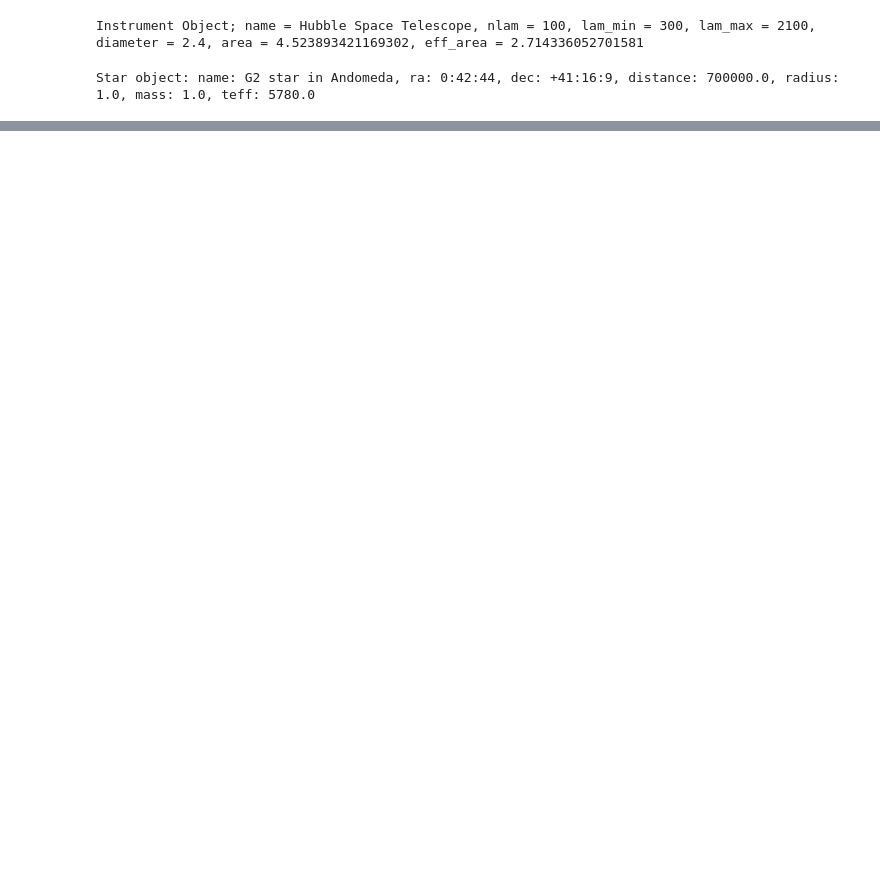
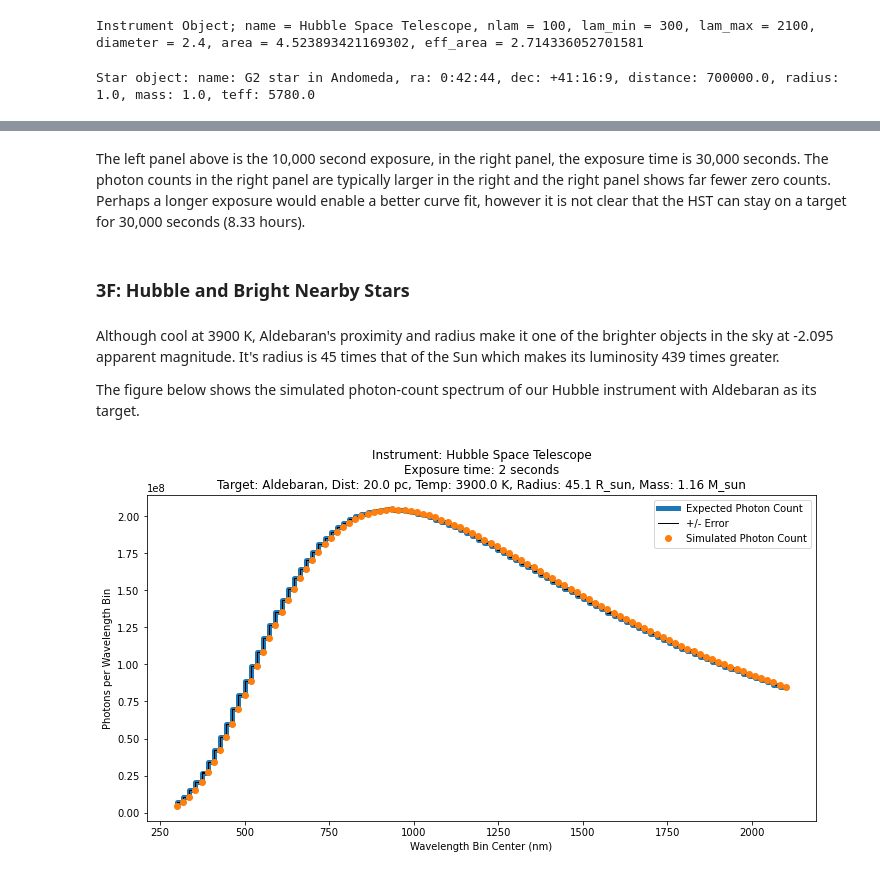
Before and after one commit to kevinmcmanus/ASTR3800, a Jupyter notebook: Assignment7/McManus7.ipynb, the cells around one changed output, grey strips where cells are left out. Cells and saved outputs as stored; diff of their text form; code cells hidden in the pictures; blank space fills up the shorter version.

```diff
--- a/Assignment7/McManus7.ipynb
+++ b/Assignment7/McManus7.ipynb
@@ -418,0 +435,14 @@ Text(0.5, 1.0, 'Hubble Space Telescope')
+# %% [markdown]
+The left panel above is the 10,000 second exposure, in the right panel, the exposure time is 30,000 seconds. The photon counts in the right panel are typically larger in the right and the right panel shows far fewer zero counts.  Perhaps a longer exposure would enable a better curve fit, however it is not clear that the HST can stay on a target for 30,000 seconds (8.33 hours).
+# %% [markdown]
+### 3F: Hubble and Bright Nearby Stars
+# %% [markdown]
+Although cool at 3900 K, Aldebaran's proximity and radius make it one of the brighter objects in the sky at -2.095 apparent magnitude. It's radius is 45 times that of the Sun which makes its luminosity 439 times greater.
+
+The figure below shows the simulated photon-count spectrum of our Hubble instrument with Aldebaran as its target.
+# %%
+obstime=2 # seconds
+sim = hubble.simulate(stars['Aldebaran'], obstime)
+hubble.plotsim()
+# %% [output]
+[figure, added]
```
Also changed, not shown: parts of 26 cells of this notebook, 2 other files.
